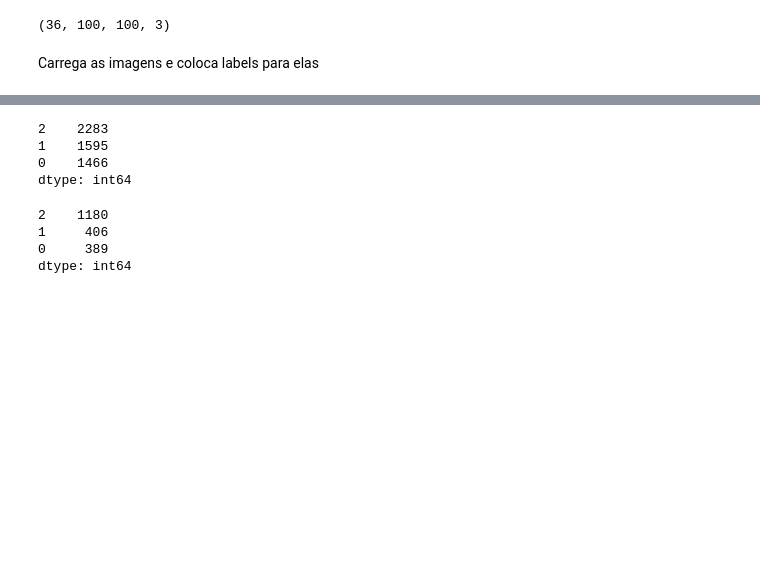
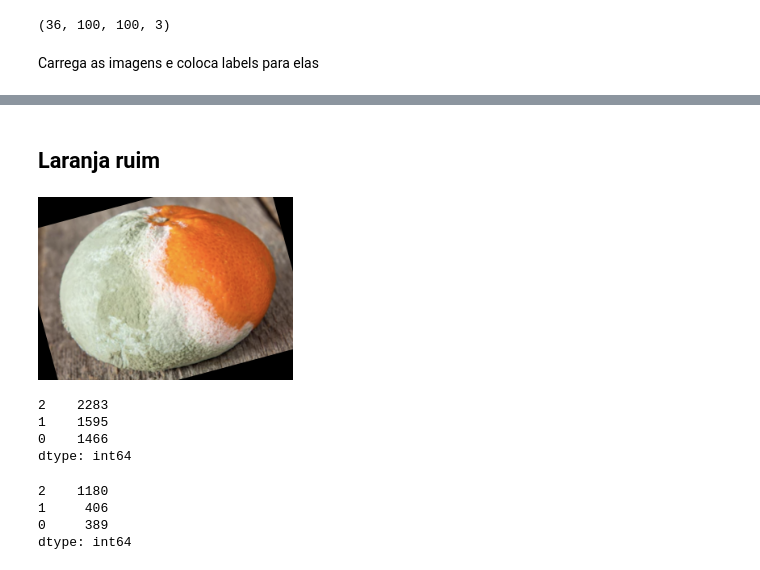
Before and after one commit to deeplearningunb/classificador-laranjas, a Jupyter notebook: classificador.ipynb, the cells around one changed output, grey strips where cells are left out. Drawn from its saved outputs; the diff is of its cells as text; code cells hidden in the pictures; blank space fills up the shorter version.

```diff
--- a/classificador.ipynb
+++ b/classificador.ipynb
@@ -109,3 +112,10 @@ Carrega as imagens e coloca labels para elas
+# %% [markdown]
+## Laranja ruim
+# %%
+from IPython.display import Image
+Image(filename='./archive/dataset/train/rottenoranges/rotated_by_15_Screen Shot 2018-06-12 at 11.21.17 PM.png', width=255)
+# %% [output]
+[figure, added]
 # %%
 def load_rottenvsfresh():
 
```
Also changed, not shown: parts of 11 cells of this notebook, 29 other files.
